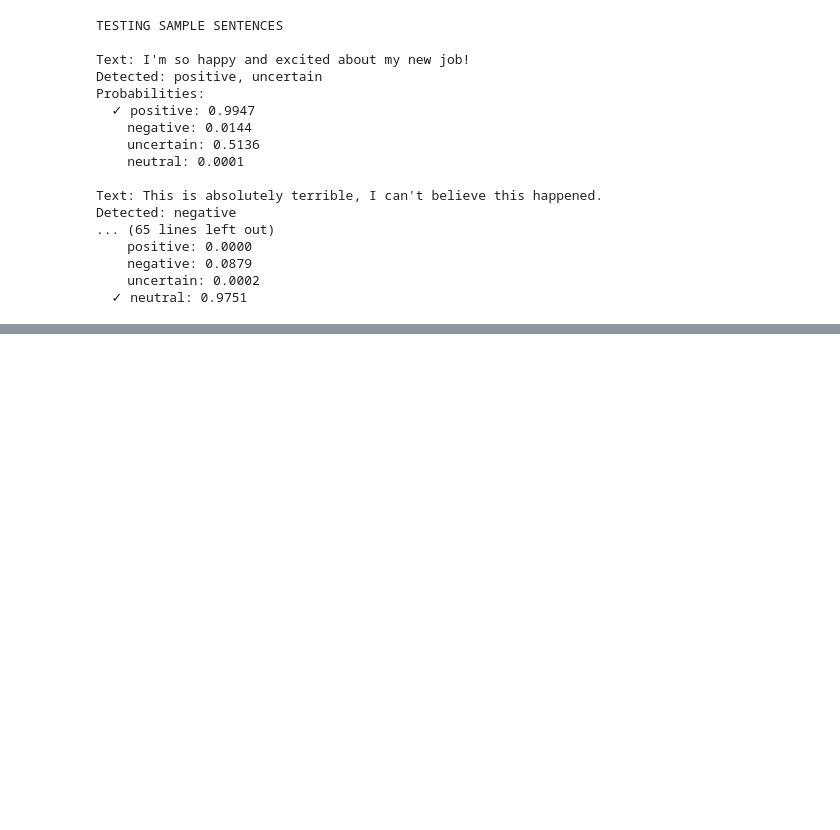
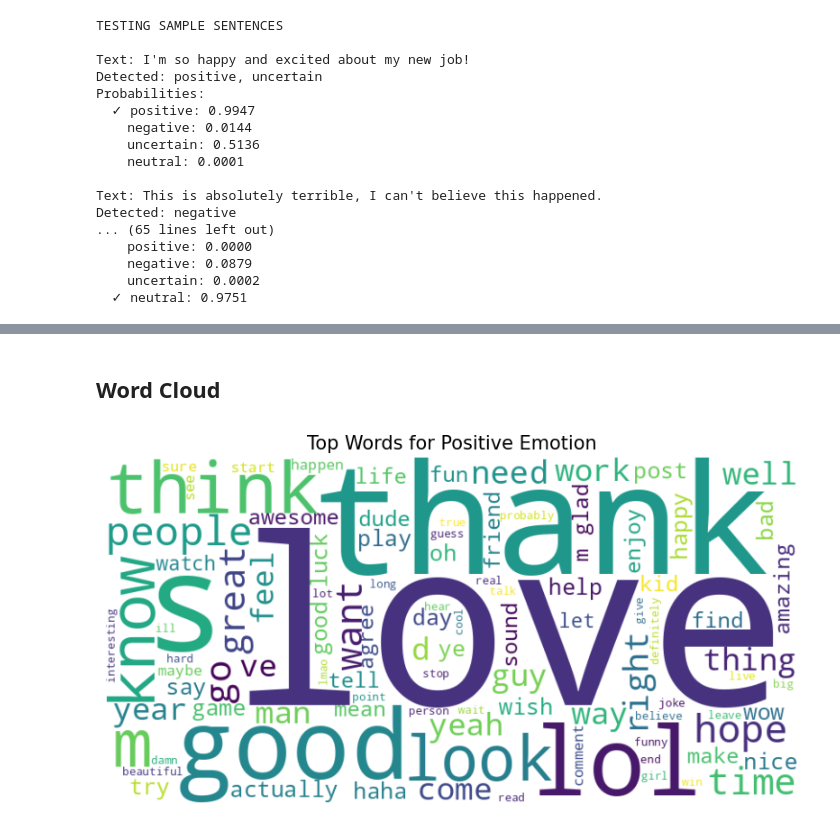
Before and after one commit to SydAt1/Emotion_Detection_AML, a Jupyter notebook: retraining_LSTM.ipynb, the cells around one changed output, grey strips where cells are left out. Drawn from its saved outputs; the diff is of its cells as text; code cells hidden in the pictures; blank space fills up the shorter version.

```diff
--- a/retraining_LSTM.ipynb
+++ b/retraining_LSTM.ipynb
@@ -80,6 +82,10 @@ Total samples: 207814
 Label shape: (207814, 4)
 # %%
 # Split: 70% train, 15% val, 15% test
-X_train, X_test, y_train, y_test = train_test_split(
-    texts, labels, test_size=0.15, random_state=42
+X_temp, X_test, y_temp, y_test = train_test_split(
+    texts,
+    labels,
+    test_size=0.15,
+    random_state=42,
+    stratify=labels.argmax(axis=1)
 )
@@ -521,0 +576,33 @@ Detected: negative
+# %% [markdown]
+## Word Cloud
+# %%
+from wordcloud import WordCloud
+import matplotlib.pyplot as plt
+
+def generate_emotion_wordcloud(df, emotion_label):
+    """
+    Generates a word cloud for a specific emotion category.
+    """
+    # Filter text where the specific emotion is present
+    subset = df[df[emotion_label] == 1]
+    text = " ".join(subset['cleaned_text'].astype(str))
+
+    # Create the WordCloud
+    wordcloud = WordCloud(
+        width=800,
+        height=400,
+        background_color='white',
+        max_words=100,
+        colormap='viridis'
+    ).generate(text)
+
+    # Plot the WordCloud
+    plt.figure(figsize=(10, 5))
+    plt.imshow(wordcloud, interpolation='bilinear')
+    plt.title(f'Top Words for {emotion_label.capitalize()} Emotion', fontsize=15)
+    plt.axis('off')
+    plt.show()
+
+generate_emotion_wordcloud(df, 'positive')
+# %% [output]
+[figure, added]
```
Also changed, not shown: parts of 14 cells of this notebook.
